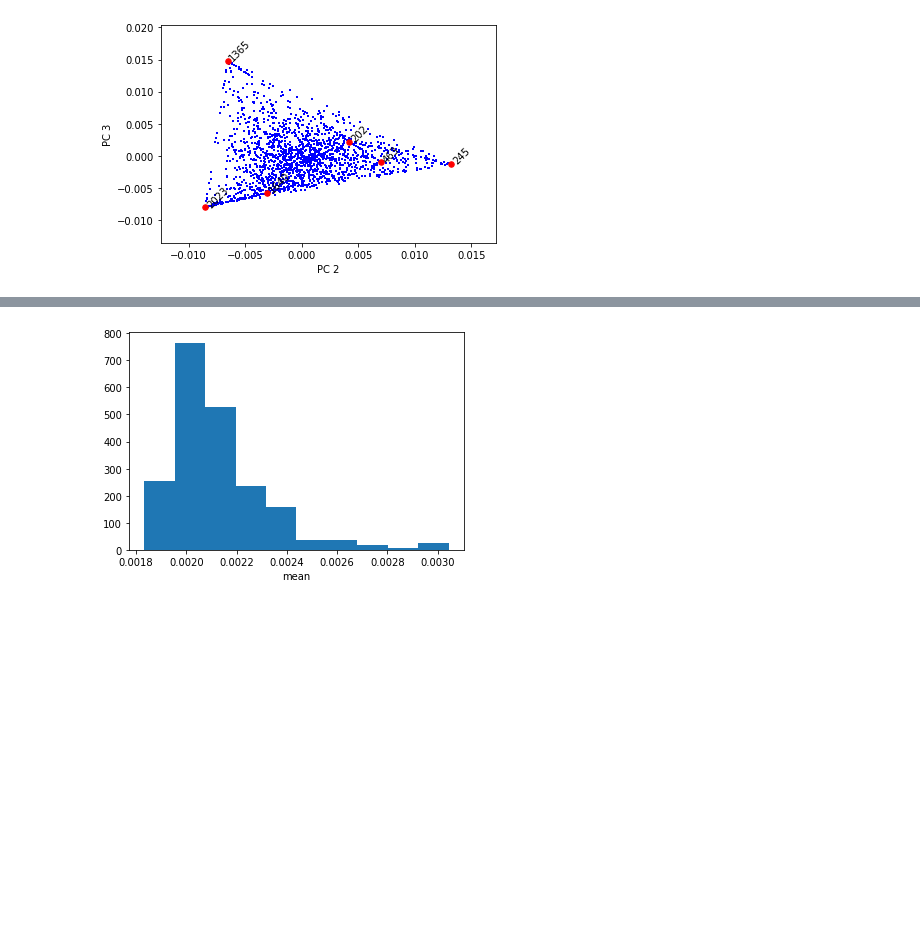
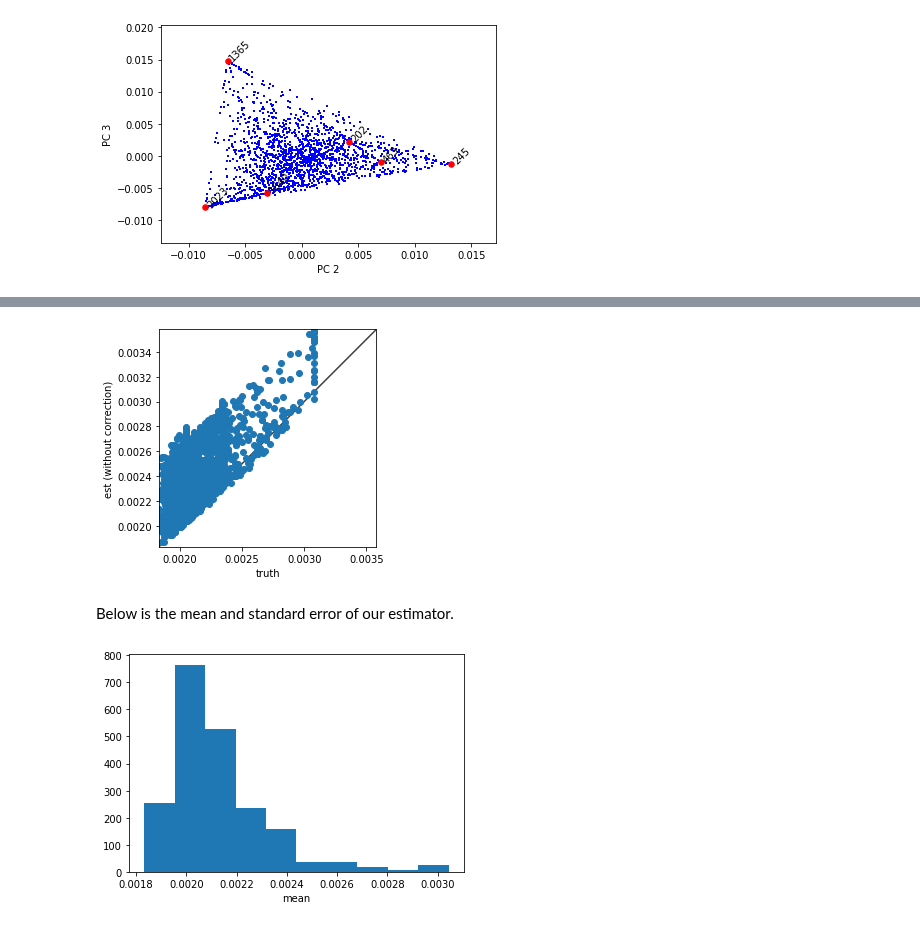
Before and after one commit to zihao12/pyJSMF-RAW, a Jupyter notebook: experiments/findK-correction-step1and2.ipynb, the cells around one changed output, grey strips where cells are left out. Cells and saved outputs as stored; diff of their text form; code cells hidden in the pictures; blank space fills up the shorter version.

```diff
--- a/experiments/findK-correction-step1and2.ipynb
+++ b/experiments/findK-correction-step1and2.ipynb
@@ -175,14 +175,19 @@ with open(outputfile, "rb") as f:
 
 est = tmp['est']
 var = tmp['var']
+est_uncorrected = est.mean(axis = 1) + const * weights_inv
 
 d = s
 weights_inv = 1/C.sum(axis = 1)
 const =  1 / (d*d - d).sum()
 truth = (Cbar**2).sum(axis = 1)
 
-for j in np.random.choice([i for i in range(var.shape[0])], 5):
+idx_a1 = [1669,1728, 245]
+print(1/weights_inv[idx_a1])
+
+for j in idx_a1:
     plt.hist(est[j,:])
+    plt.xlim((0.002, 0.004))
     plt.axvline(x=truth[j], color = "red")
     plt.axvline(x=est[j,:].mean(), color = "yellow")
     plt.axvline(x=est[j,:].mean() + const * weights_inv[j], color = "green")
@@ -214,3 +224,27 @@ for j in idx_a1:
+# %%
+fig, ax = plt.subplots(1)
+ax.scatter(truth, est_uncorrected)
+plt.xlim((truth.min(), truth.max()))
+plt.ylim((est_uncorrected.min(), est_uncorrected.max()))
+plt.xlabel("truth")
+plt.ylabel("est (without correction)")
+
+
+lims = [
+    np.min([ax.get_xlim(), ax.get_ylim()]),  # min of both axes
+    np.max([ax.get_xlim(), ax.get_ylim()]),  # max of both axes
+]
+
+# now plot both limits against eachother
+ax.plot(lims, lims, 'k-', alpha=0.75, zorder=0)
+ax.set_aspect('equal')
+ax.set_xlim(lims)
+ax.set_ylim(lims)
+plt.show()
+# %% [output]
+[figure, added]
+# %% [markdown]
+Below is the mean and standard error of our estimator.
 # %%
 plt.hist(est.mean(axis = 1))
 plt.xlabel("mean")
```
Also changed, not shown: parts of 35 cells of this notebook.
